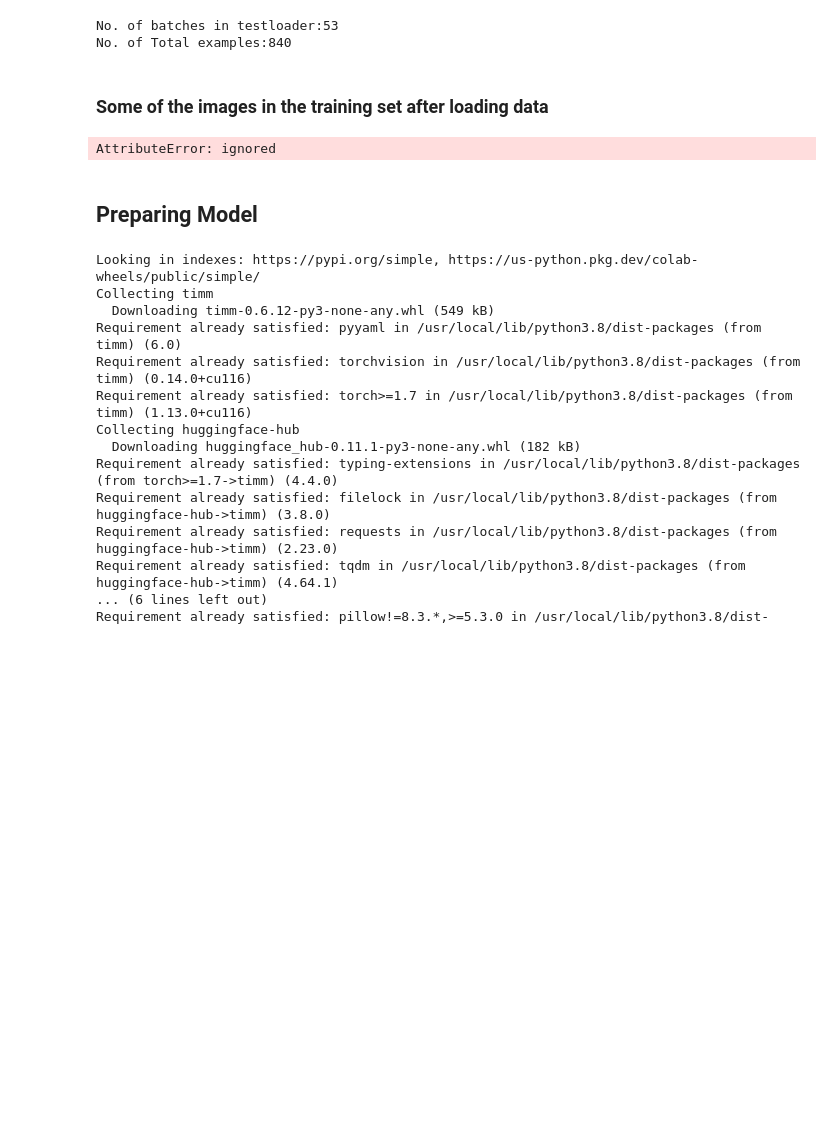
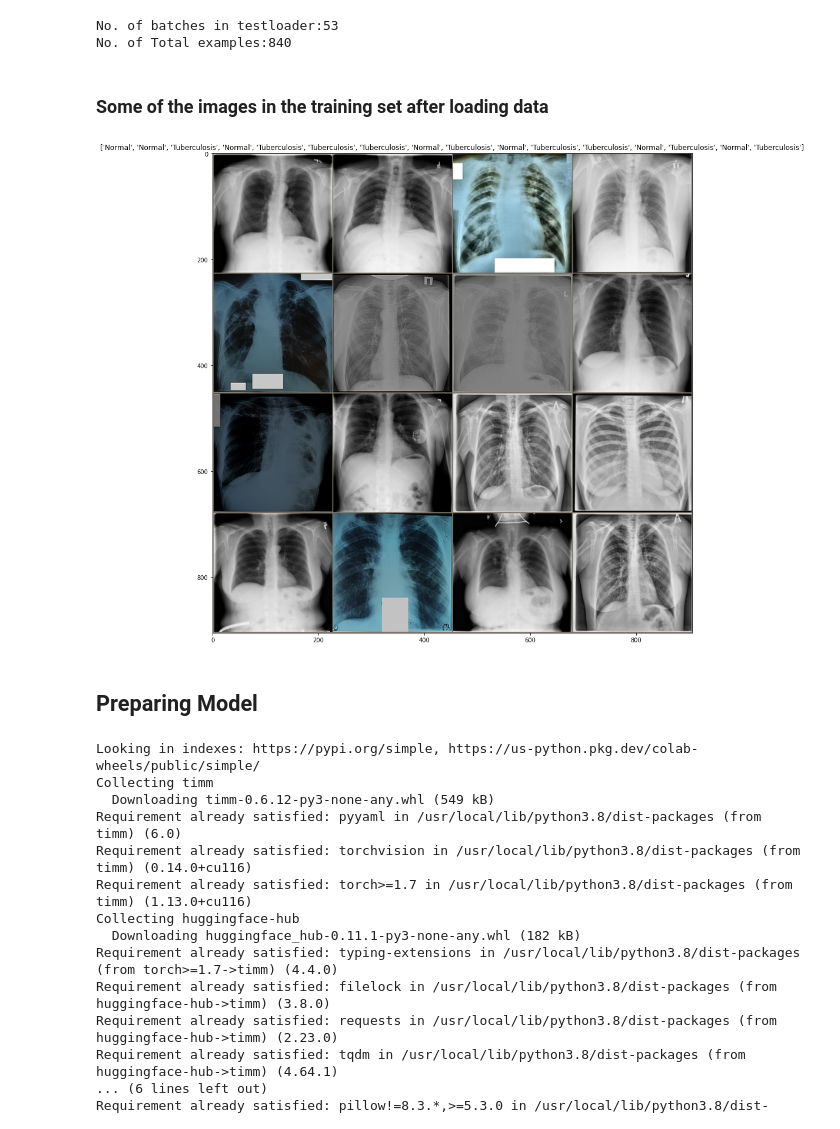
Before and after one commit to Saim-Khalid/Tuberculosis-Classification-using-Chest-X-Ray-Images, a Jupyter notebook: Tuberclosis_Classifier_with_EfficientNet_Augmented_Dataset.ipynb, the cells around one changed output. Cells and saved outputs as stored; diff of their text form; code cells hidden in the pictures; blank space fills up the shorter version.

```diff
--- a/Tuberclosis_Classifier_with_EfficientNet_Augmented_Dataset.ipynb
+++ b/Tuberclosis_Classifier_with_EfficientNet_Augmented_Dataset.ipynb
@@ -251,13 +251,13 @@ No. of Total examples:840
 ### Some of the images in the training set after loading data
 # %%
 dataiter = iter(trainloader)
-images,labels = dataiter.next()
+images,labels = next(dataiter)
 
 out = make_grid(images,nrow=4)
 
 show_grid(out,title = [class_name[x] for x in labels])
 # %% [output]
-AttributeError: ignored
+[figure, added]
 # %% [markdown]
 ## **Preparing Model**
 # %%
```
Also changed, not shown: parts of 1 cell of this notebook.
